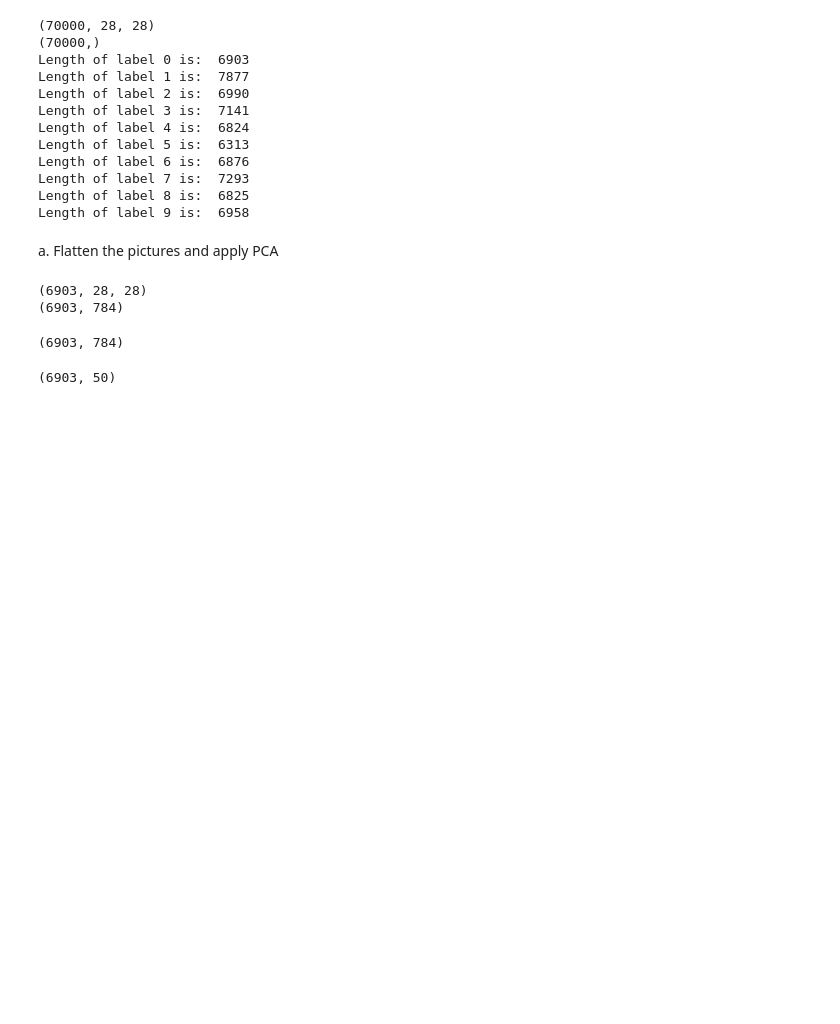
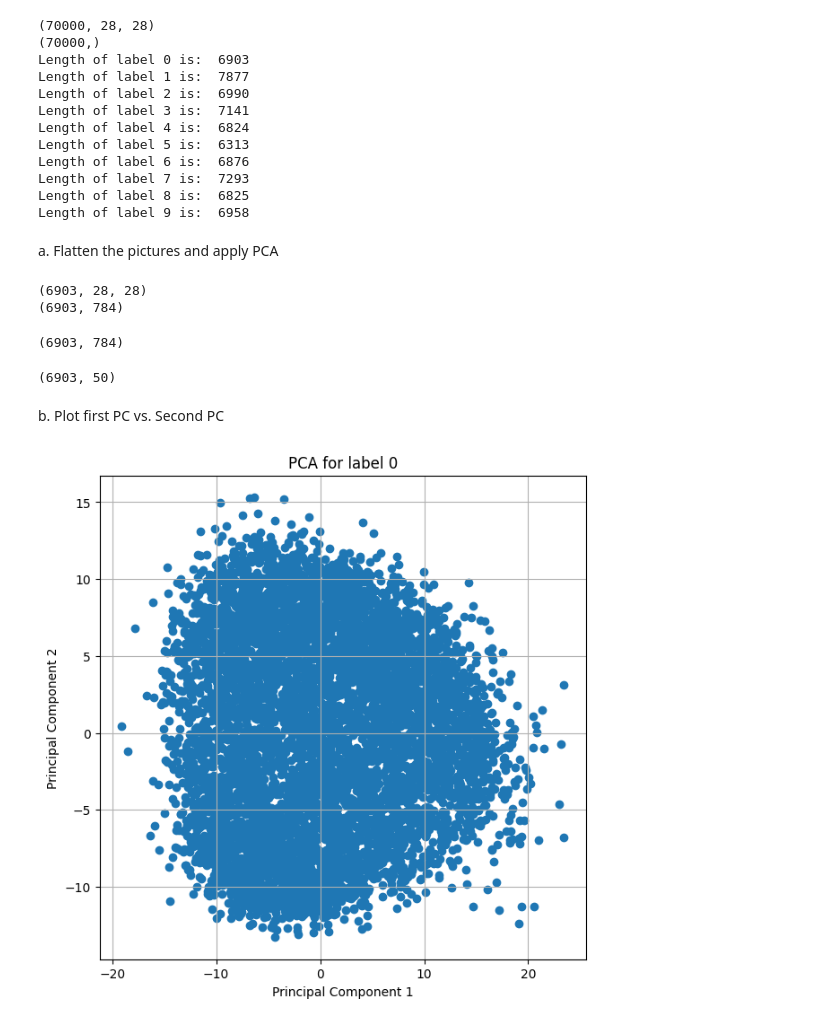
Before and after one commit to MahdiAnvarii/MachineLearning-Homeworks, a Jupyter notebook: HW02/Q2/Q2.ipynb, the cells around one changed output. Cells and saved outputs as stored; diff of their text form; code cells hidden in the pictures; blank space fills up the shorter version.

```diff
--- a/HW02/Q2/Q2.ipynb
+++ b/HW02/Q2/Q2.ipynb
@@ -71,3 +72,15 @@ for i in range(10):
 print(PCASets[0].shape)
 # %% [output]
 (6903, 50)
+# %% [markdown]
+b. Plot first PC vs. Second PC
+# %%
+plt.figure(figsize=(7, 7))
+plt.scatter(PCASets[0][:, 0], PCASets[0][:, 1])
+plt.xlabel('Principal Component 1')
+plt.ylabel('Principal Component 2')
+plt.title('PCA for label 0')
+plt.grid(True)
+plt.show()
+# %% [output]
+[figure, added]
```
Also changed, not shown: parts of 10 cells of this notebook.
